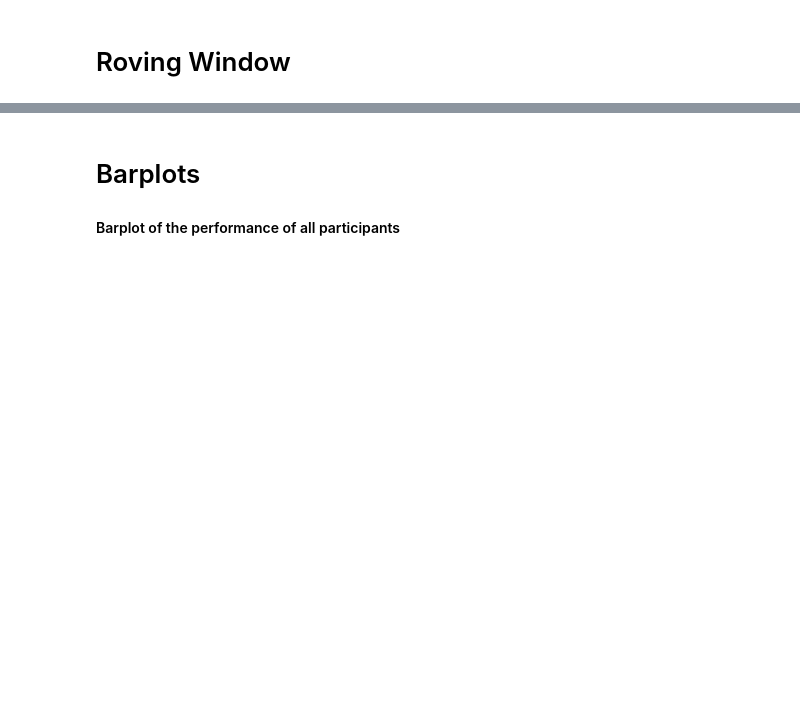
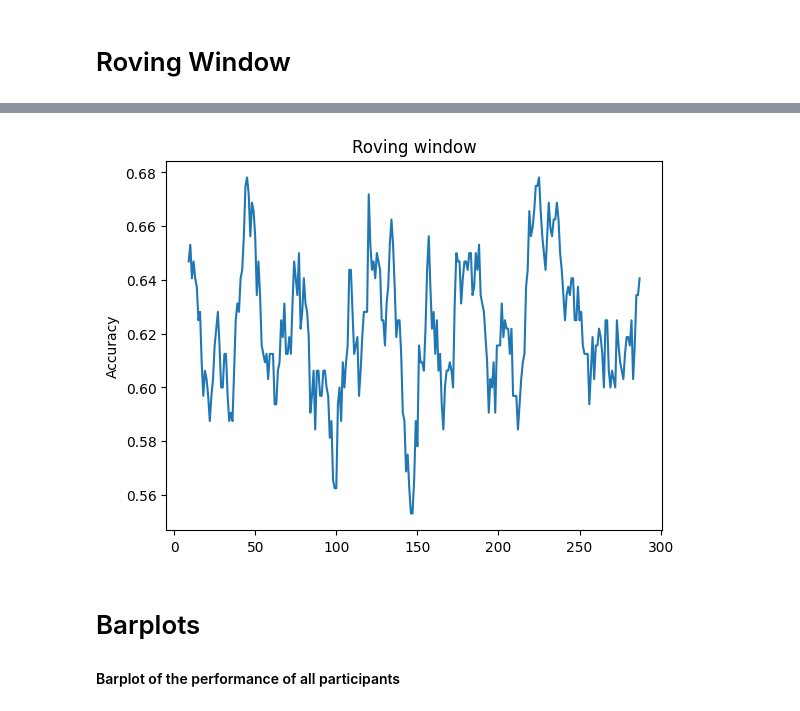
Before and after one commit to Lucakaemmer/tDCS_tACS, a Jupyter notebook: data_analysis/jp_plotting.ipynb, the cells around one changed output, grey strips where cells are left out. Cells and saved outputs as stored; diff of their text form; code cells hidden in the pictures; blank space fills up the shorter version.

```diff
--- a/data_analysis/jp_plotting.ipynb
+++ b/data_analysis/jp_plotting.ipynb
@@ -82,3 +84,7 @@ plot_roving_window(data=trials_average, resolution=24, ymin=0.6, ymax=0.67)
+# %%
+roving_window(data=trials_average, window=10)
+# %% [output]
+[figure, added]
 # %% [markdown]
 # Barplots
 #### Barplot of the performance of all participants
```
Also changed, not shown: parts of 4 cells of this notebook, 2 other files.
